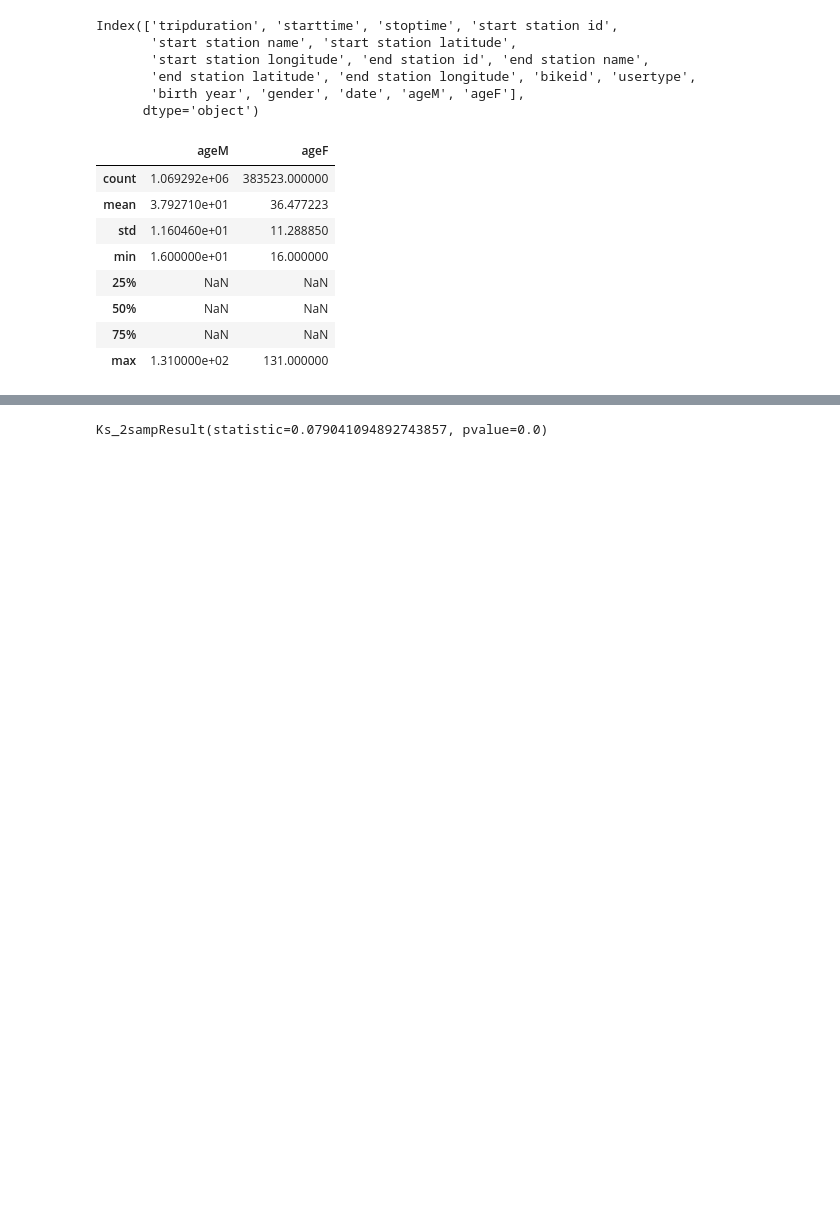
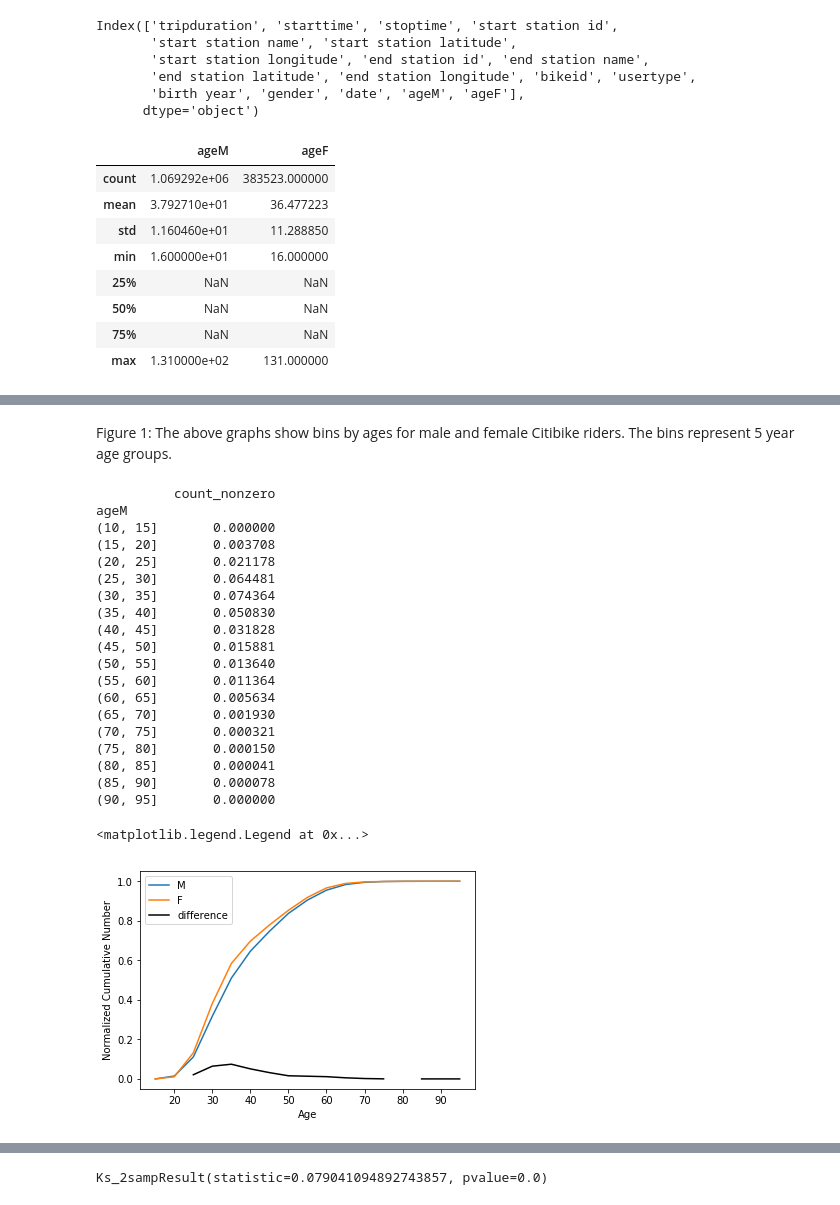
Before and after one commit to jlouison92/PUI2018_jl9489, a Jupyter notebook: HW6_jl9489/Citibike Data - Correlation Tests.ipynb, the cells around one changed output, grey strips where cells are left out. Saved outputs shown, nothing was run; the diff lists cells and outputs as text; code cells hidden in the pictures; blank space fills up the shorter version.

```diff
--- a/HW6_jl9489/Citibike Data - Correlation Tests.ipynb
+++ b/HW6_jl9489/Citibike Data - Correlation Tests.ipynb
@@ -97,0 +104,38 @@ df['ageF'].dropna(inplace= True)
+# %% [markdown]
+Figure 1: The above graphs show bins by ages for male and female Citibike riders.  The bins represent 5 year age groups.
+# %%
+csM=df.ageM.groupby(pd.cut(df.ageM, bins)).agg([count_nonzero]).cumsum()
+
+csF=df.ageF.groupby(pd.cut(df.ageF, bins)).agg([count_nonzero]).cumsum()
+
+print (np.abs(csM / csM.max()-csF / csF.max()))
+
+pl.plot(bins[:-1] + 5, csM / csM.max(), label = "M")
+pl.plot(bins[:-1] + 5, csF / csF.max(), label = "F")
+pl.plot(bins[:-1] + 5, np.sqrt(csF / csF.max() - csM / csM.max())**2, 'k-',
+        label = "difference")
+pl.xlabel("Age")
+pl.ylabel("Normalized Cumulative Number")
+pl.legend()
+# %% [output]
+          count_nonzero
+ageM
+(10, 15]       0.000000
+(15, 20]       0.003708
+(20, 25]       0.021178
+(25, 30]       0.064481
+(30, 35]       0.074364
+(35, 40]       0.050830
+(40, 45]       0.031828
+(45, 50]       0.015881
+(50, 55]       0.013640
+(55, 60]       0.011364
+(60, 65]       0.005634
+(65, 70]       0.001930
+(70, 75]       0.000321
+(75, 80]       0.000150
+(80, 85]       0.000041
+(85, 90]       0.000078
+(90, 95]       0.000000
+<matplotlib.legend.Legend at 0x...>
+[figure, added]
```
Also changed, not shown: parts of 11 cells of this notebook.
